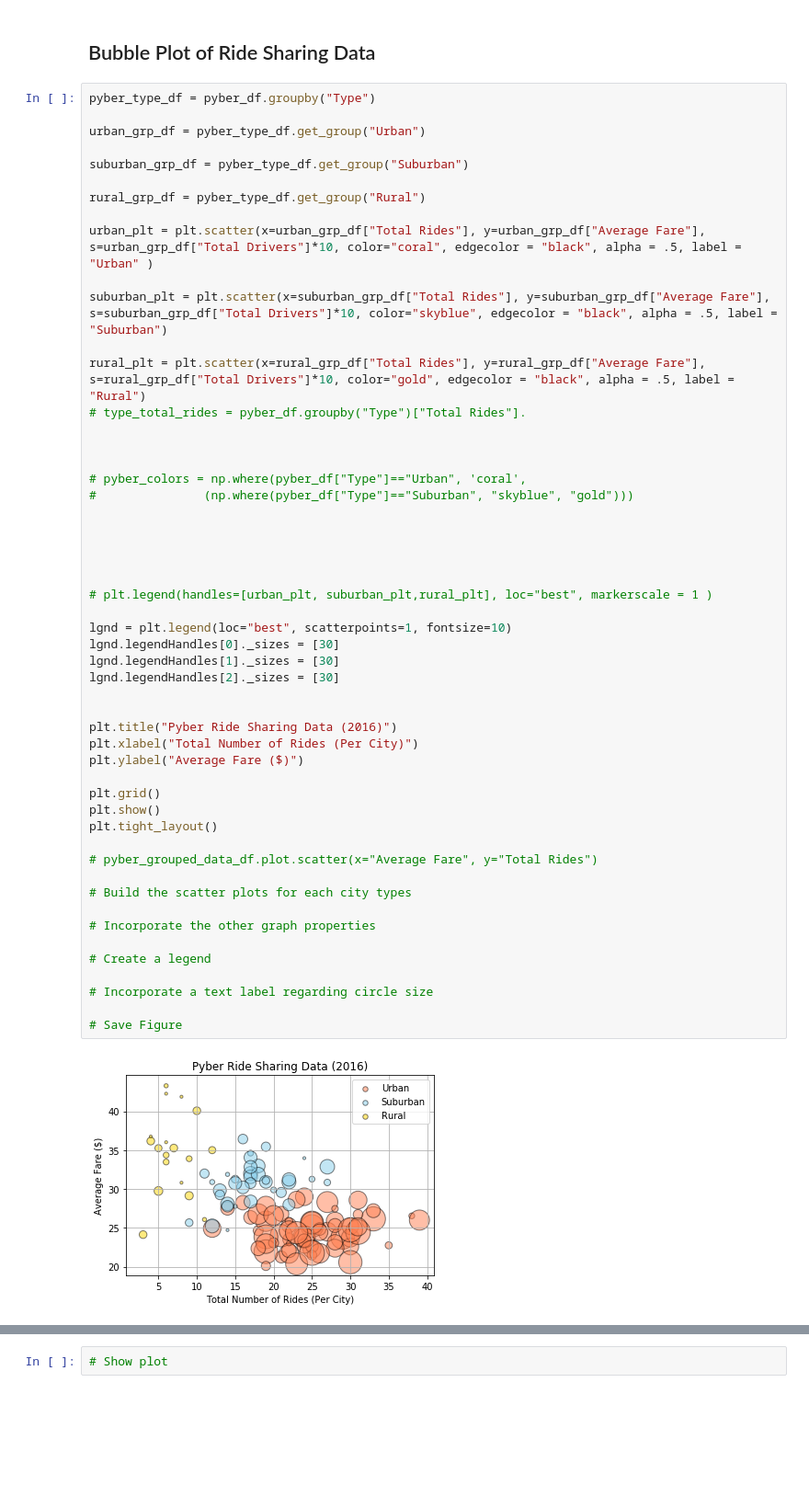
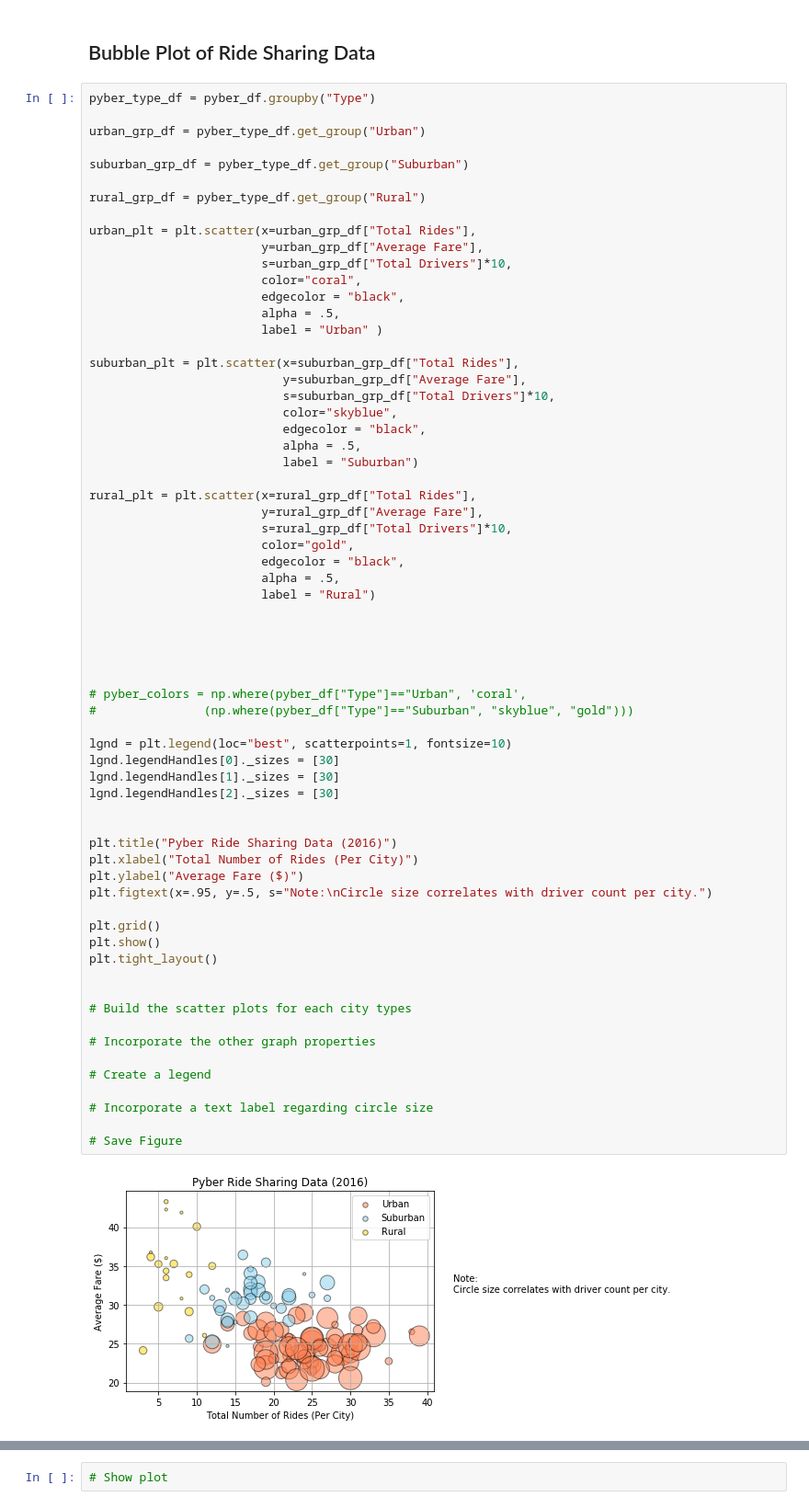
Before and after one commit to jamiediaz/HW05_Matplotlib, a Jupyter notebook: Pyber/pyber_starter.ipynb, the cells around one changed output, grey strips where cells are left out. Shown at 92% size. Drawn from its saved outputs; the diff is of its cells as text; blank space fills up the shorter version.

Commit message:
scatter plot done!

```diff
--- a/Pyber/pyber_starter.ipynb
+++ b/Pyber/pyber_starter.ipynb
@@ -71,51 +58,64 @@ suburban_grp_df = pyber_type_df.get_group("Suburban")
 
 rural_grp_df = pyber_type_df.get_group("Rural")
 
-urban_plt = plt.scatter(x=urban_grp_df["Total Rides"], y=urban_grp_df["Average Fare"], s=urban_grp_df["Total Drivers"]*10, color="coral", edgecolor = "black", alpha = .5, label = "Urban" )
+urban_plt = plt.scatter(x=urban_grp_df["Total Rides"],
+                        y=urban_grp_df["Average Fare"],
+                        s=urban_grp_df["Total Drivers"]*10,
+                        color="coral",
+                        edgecolor = "black",
+                        alpha = .5,
+                        label = "Urban" )
 
-suburban_plt = plt.scatter(x=suburban_grp_df["Total Rides"], y=suburban_grp_df["Average Fare"], s=suburban_grp_df["Total Drivers"]*10, color="skyblue", edgecolor = "black", alpha = .5, label = "Suburban")
+suburban_plt = plt.scatter(x=suburban_grp_df["Total Rides"],
+                           y=suburban_grp_df["Average Fare"],
+                           s=suburban_grp_df["Total Drivers"]*10,
+                           color="skyblue",
+                           edgecolor = "black",
+                           alpha = .5,
+                           label = "Suburban")
 
-rural_plt = plt.scatter(x=rural_grp_df["Total Rides"], y=rural_grp_df["Average Fare"], s=rural_grp_df["Total Drivers"]*10, color="gold", edgecolor = "black", alpha = .5, label = "Rural")
-# type_total_rides = pyber_df.groupby("Type")["Total Rides"].
+rural_plt = plt.scatter(x=rural_grp_df["Total Rides"],
+                        y=rural_grp_df["Average Fare"],
+                        s=rural_grp_df["Total Drivers"]*10,
+                        color="gold",
+                        edgecolor = "black",
+                        alpha = .5,
+                        label = "Rural")
+
+
 
 
 
 # pyber_colors = np.where(pyber_df["Type"]=="Urban", 'coral',
 #               (np.where(pyber_df["Type"]=="Suburban", "skyblue", "gold")))
-
-
-
-
-
-# plt.legend(handles=[urban_plt, suburban_plt,rural_plt], loc="best", markerscale = 1 )
 
 lgnd = plt.legend(loc="best", scatterpoints=1, fontsize=10)
 lgnd.legendHandles[0]._sizes = [30]
 lgnd.legendHandles[1]._sizes = [30]
 lgnd.legendHandles[2]._sizes = [30]
 
 
 plt.title("Pyber Ride Sharing Data (2016)")
 plt.xlabel("Total Number of Rides (Per City)")
 plt.ylabel("Average Fare ($)")
+plt.figtext(x=.95, y=.5, s="Note:\nCircle size correlates with driver count per city.")
 
 plt.grid()
 plt.show()
 plt.tight_layout()
 
-# pyber_grouped_data_df.plot.scatter(x="Average Fare", y="Total Rides")
 
 # Build the scatter plots for each city types
 
 # Incorporate the other graph properties
 
 # Create a legend
 
 # Incorporate a text label regarding circle size
 
 # Save Figure
 # %% [output]
-[figure, old version]
+[figure, new version]
 <Figure size 432x288 with 0 Axes>
 # %%
 # Show plot
```
Also changed, not shown: parts of 1 cell of this notebook.
